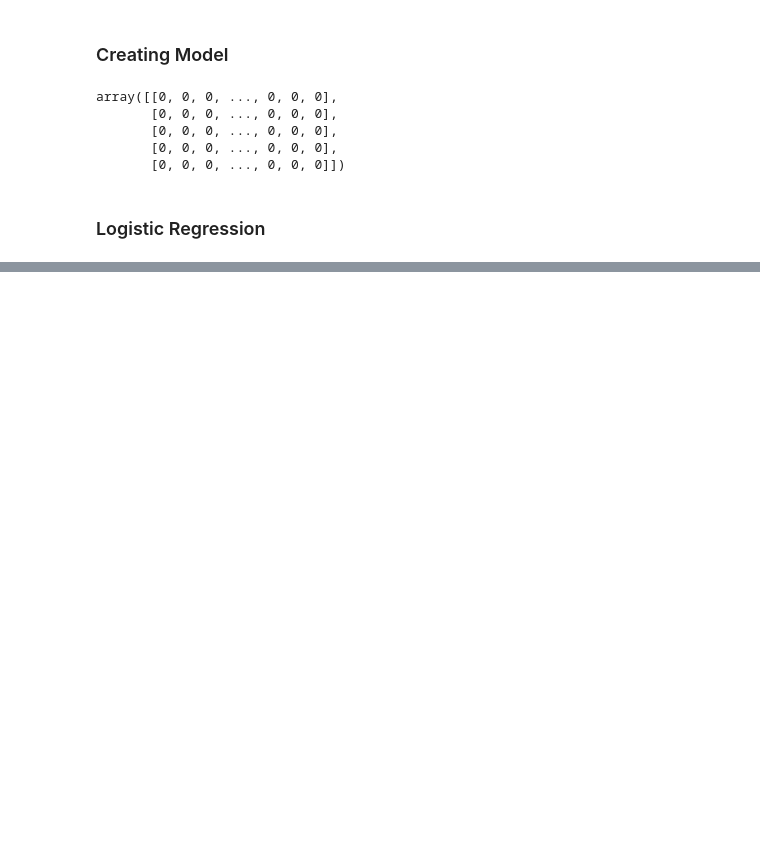
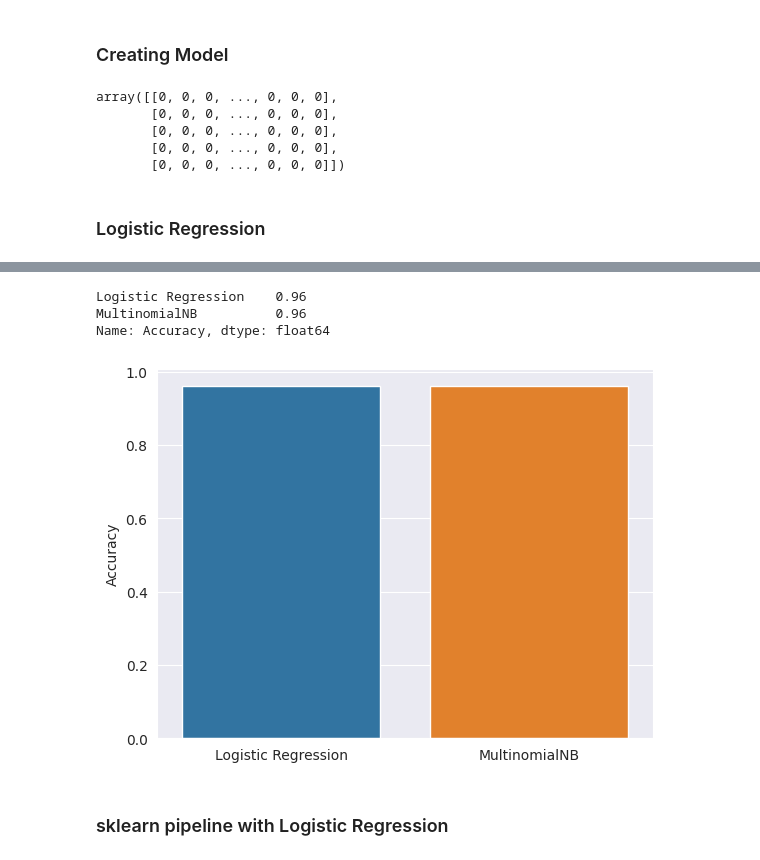
Before and after one commit to giacomovitangeli/phishing-detection, a Jupyter notebook: url_classifier.ipynb, the cells around one changed output, grey strips where cells are left out. Cells and saved outputs as stored; diff of their text form; code cells hidden in the pictures; blank space fills up the shorter version.

```diff
--- a/url_classifier.ipynb
+++ b/url_classifier.ipynb
@@ -216,0 +233,2 @@ CONFUSION MATRIX
+# %%
+Scores_ml['MultinomialNB'] = np.round(mnb.score(testX,testY),2)
@@ -216,0 +304,12 @@ CONFUSION MATRIX
+# %%
+acc = pd.DataFrame.from_dict(Scores_ml,orient = 'index',columns=['Accuracy'])
+sns.set_style('darkgrid')
+sns.barplot(x=acc.index,y=acc.Accuracy)
+print(acc.Accuracy)
+# %% [output]
+Logistic Regression    0.96
+MultinomialNB          0.96
+Name: Accuracy, dtype: float64
+[figure, added]
+# %% [markdown]
+### sklearn pipeline with Logistic Regression
```
Also changed, not shown: parts of 24 cells of this notebook, 1 other file.
